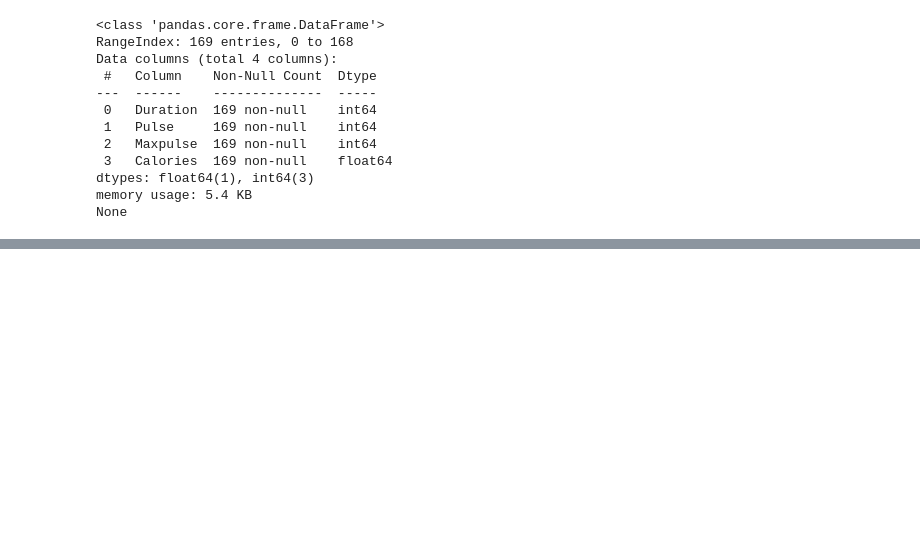
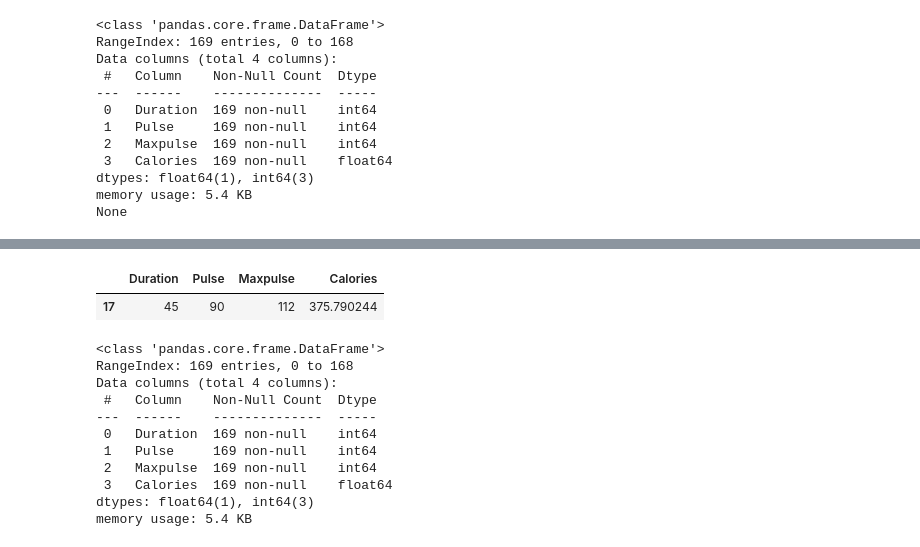
Before and after one commit to Ali-awesome/machine-learning, a Jupyter notebook: Pandas/pandasInside.ipynb, the cells around one changed output, grey strips where cells are left out. Drawn from its saved outputs; the diff is of its cells as text; code cells hidden in the pictures; blank space fills up the shorter version.

Commit message:
mean, median, mode

```diff
--- a/Pandas/pandasInside.ipynb
+++ b/Pandas/pandasInside.ipynb
@@ -204,0 +224,21 @@ None
+# %%
+# Second Method: Replace Using Mean, Median, or Mode
+df5 = pd.read_csv('../datasets/data.csv')
+x = df5["Calories"].mean() # Mean is the average of all calories
+df5["Calories"].fillna(x, inplace = True)
+display(df5.loc[17:17])
+df5.info()
+# %% [output]
+|  | Duration | Pulse | Maxpulse | Calories |
+| 17 | 45 | 90 | 112 | 375.790244 |
+<class 'pandas.core.frame.DataFrame'>
+RangeIndex: 169 entries, 0 to 168
+Data columns (total 4 columns):
+ #   Column    Non-Null Count  Dtype
+---  ------    --------------  -----
+ 0   Duration  169 non-null    int64
+ 1   Pulse     169 non-null    int64
+ 2   Maxpulse  169 non-null    int64
+ 3   Calories  169 non-null    float64
+dtypes: float64(1), int64(3)
+memory usage: 5.4 KB
```
Also changed, not shown: parts of 5 cells of this notebook.
